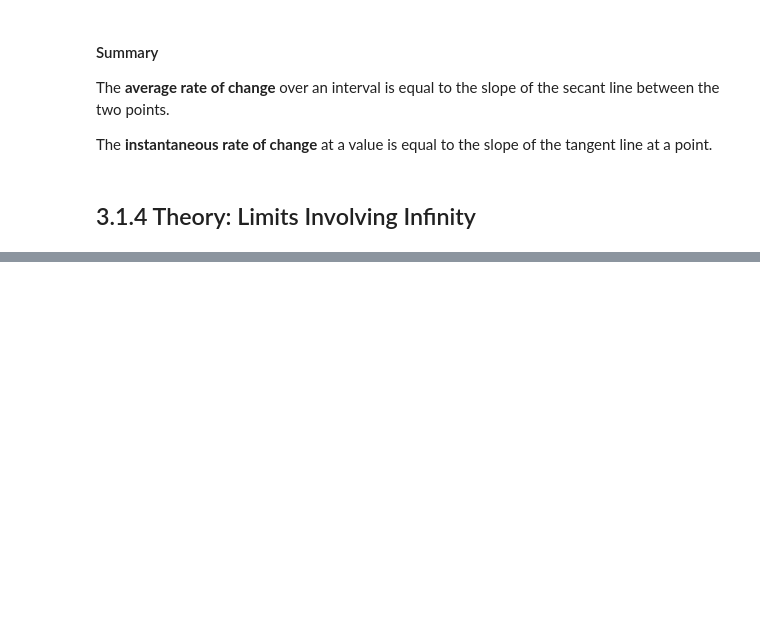
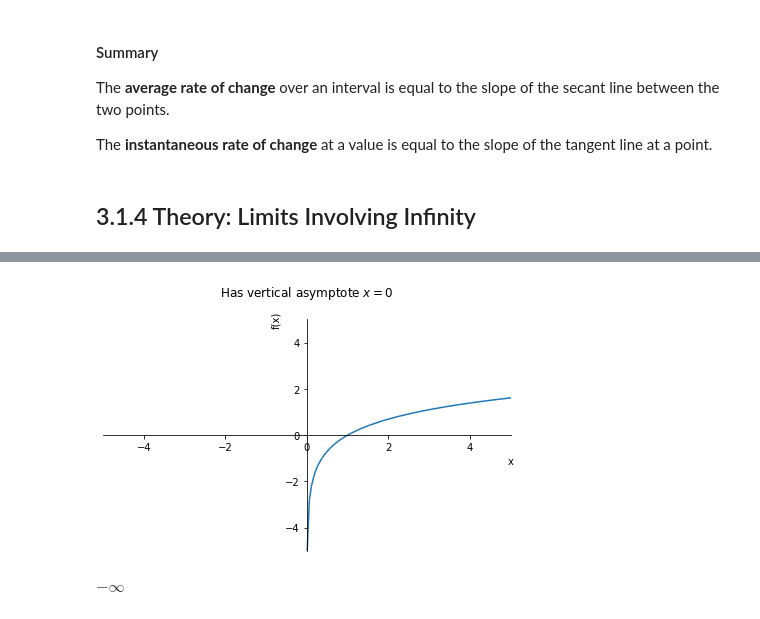
Before and after one commit to PaulToronto/Johns-Hopkins-Coursera-Applied-Calculus-With-Python, a Jupyter notebook: 3_1_Limits_and_Rates_of_Change.ipynb, the cells around one changed output, grey strips where cells are left out. Cells and saved outputs as stored; diff of their text form; code cells hidden in the pictures; blank space fills up the shorter version.

```diff
--- a/3_1_Limits_and_Rates_of_Change.ipynb
+++ b/3_1_Limits_and_Rates_of_Change.ipynb
@@ -372,0 +458,18 @@ The **instantaneous rate of change** at a value is equal to the slope of the tan
+# %%
+# this is the inverse of the the previous example
+x = sym.symbols('x')
+f = sym.ln(x)
+
+sym.plot(f,
+         xlim=[-5, 5],
+         ylim=[-5, 5],
+         title='Has vertical asymptote $x = 0$\n');
+# %% [output]
+[figure, added]
+# %%
+# because of the domain restriction
+#  the 2-sided limit does not exist
+# but we have a 1-sided limit from the right
+f.limit(x, 0, '+')
+# %% [output]
+$\displaystyle -\infty$
```
Also changed, not shown: parts of 83 cells of this notebook.
